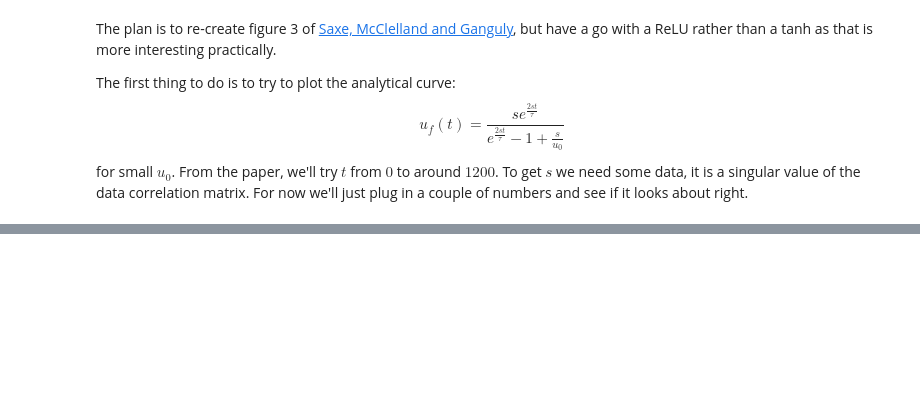
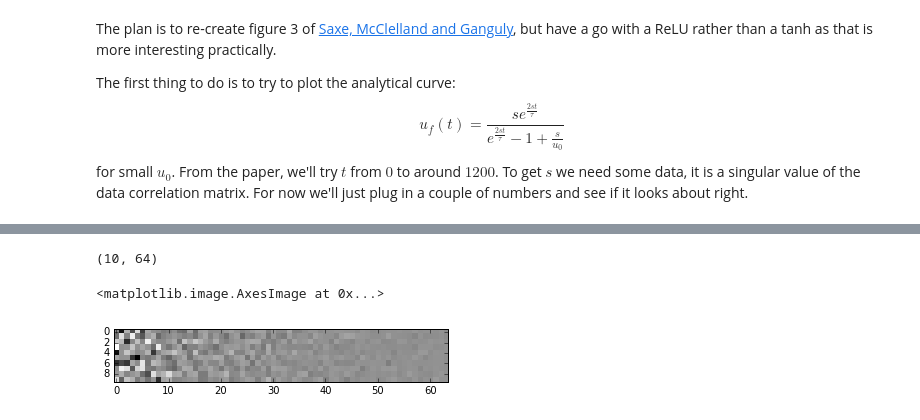
Before and after one commit to PFCM/odds-and-ends, a Jupyter notebook: saxe_figure.ipynb, the cells around one changed output, grey strips where cells are left out. Cells and saved outputs as stored; diff of their text form; code cells hidden in the pictures; blank space fills up the shorter version.

```diff
--- a/saxe_figure.ipynb
+++ b/saxe_figure.ipynb
@@ -59,0 +108,14 @@ def flip(data, epsilon):
+# %%
+# cool let's get the input-output correlation matrix
+targets = data_dict['target']
+# convert to one-hot
+labels = np.zeros((targets.shape[0], 10))
+labels[np.arange(len(labels)), targets] = 1
+
+io_corr = np.dot(labels.T, whitened)
+print(io_corr.shape)
+plt.imshow(io_corr)
+# %% [output]
+(10, 64)
+<matplotlib.image.AxesImage at 0x...>
+[figure, added]
```
Also changed, not shown: parts of 18 cells of this notebook.
